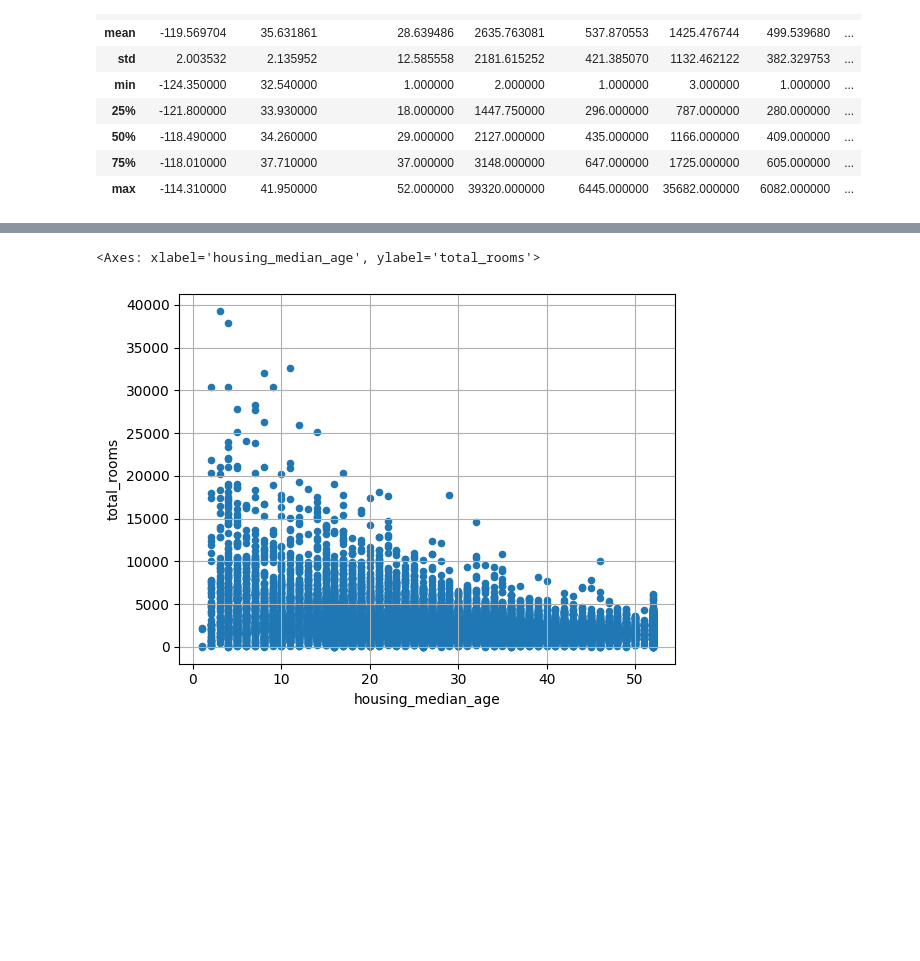
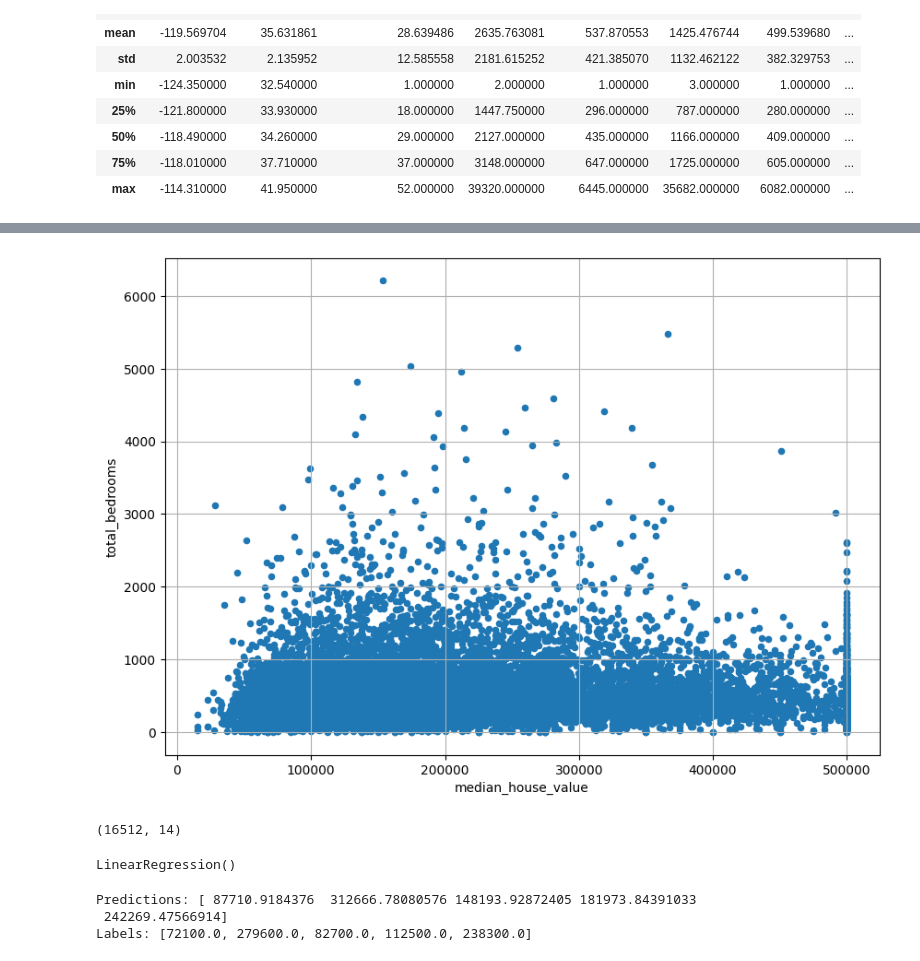
Before and after one commit to PritBPatel1845/CaliforniaHousing, a Jupyter notebook: CaliforniaHousingProject.ipynb, the cells around one changed output, grey strips where cells are left out. Cells and saved outputs as stored; diff of their text form; code cells hidden in the pictures; blank space fills up the shorter version.

Commit message:
Used Linear Regression without Fine tune, failed.

```diff
--- a/CaliforniaHousingProject.ipynb
+++ b/CaliforniaHousingProject.ipynb
@@ -109,0 +158,4 @@ Name: ocean_proximity, Length: 20640, dtype: bool
+# %%
+housing["income_cat"] = pd.cut(housing["median_income"],
+                               bins=[0., 1.5, 3.0, 4.5, 6., np.inf],
+                               labels=[1, 2, 3, 4, 5])
@@ -109,0 +167,9 @@ Name: ocean_proximity, Length: 20640, dtype: bool
+# %%
+from sklearn.model_selection import StratifiedShuffleSplit
+split = StratifiedShuffleSplit(n_splits=1, test_size=0.2, random_state=42)
+for train_index, test_index in split.split(housing, housing["income_cat"]):
+  strat_train_set = housing.loc[train_index]
+  strat_test_set = housing.loc[test_index]
+
+print("This is test Data", strat_test_set["income_cat"].value_counts())
+print("This is train Data", strat_train_set["income_cat"].value_counts())
@@ -109,0 +191,2 @@ Name: ocean_proximity, Length: 20640, dtype: bool
+# %%
+housing = strat_train_set.copy()
@@ -109,0 +225,5 @@ Name: ocean_proximity, Length: 20640, dtype: bool
+# %%
+"""housing['total_bedrooms'].unique()"""
+print(housing['total_bedrooms'].isnull().sum())
+housing['total_bedrooms'].fillna(housing['total_bedrooms'].mean(), inplace=True)
+print(housing['total_bedrooms'].isnull().sum())
@@ -110,5 +297,5 @@ Name: ocean_proximity, Length: 20640, dtype: bool
 # %%
-housing.plot(kind='scatter', x='housing_median_age', y='total_rooms', grid=True)
+housing.plot(kind='scatter', x='median_house_value', y='total_bedrooms', grid=True, figsize=(10,7))
+plt.show()
 # %% [output]
-<Axes: xlabel='housing_median_age', ylabel='total_rooms'>
-[figure, old version]
+[figure, new version]
@@ -114,0 +330,29 @@ housing.plot(kind='scatter', x='housing_median_age', y='total_rooms', grid=True)
+# %%
+# Run the pipeline on your training data
+housing_prepared = full_pipeline.fit_transform(housing)
+
+print(housing_prepared.shape)
+# Output should be something like (16512, 16)
+# (Rows, 8 original num features + 5 one-hot encoded ocean features + any others you added manually)
+# %% [output]
+(16512, 14)
+# %%
+from sklearn.linear_model import LinearRegression
+
+lin_reg = LinearRegression()
+lin_reg.fit(housing_prepared, housing_labels)
+# %% [output]
+LinearRegression()
+# %%
+some_data = housing.iloc[:5]
+some_labels = housing_labels.iloc[:5]
+
+# Important: We must transform this subset using the SAME pipeline logic
+some_data_prepared = full_pipeline.transform(some_data)
+
+print("Predictions:", lin_reg.predict(some_data_prepared))
+print("Labels:", list(some_labels))
+# %% [output]
+Predictions: [ 87710.9184376  312666.78080576 148193.92872405 181973.84391033
+ 242269.47566914]
+Labels: [72100.0, 279600.0, 82700.0, 112500.0, 238300.0]
```
Also changed, not shown: parts of 18 cells of this notebook.
